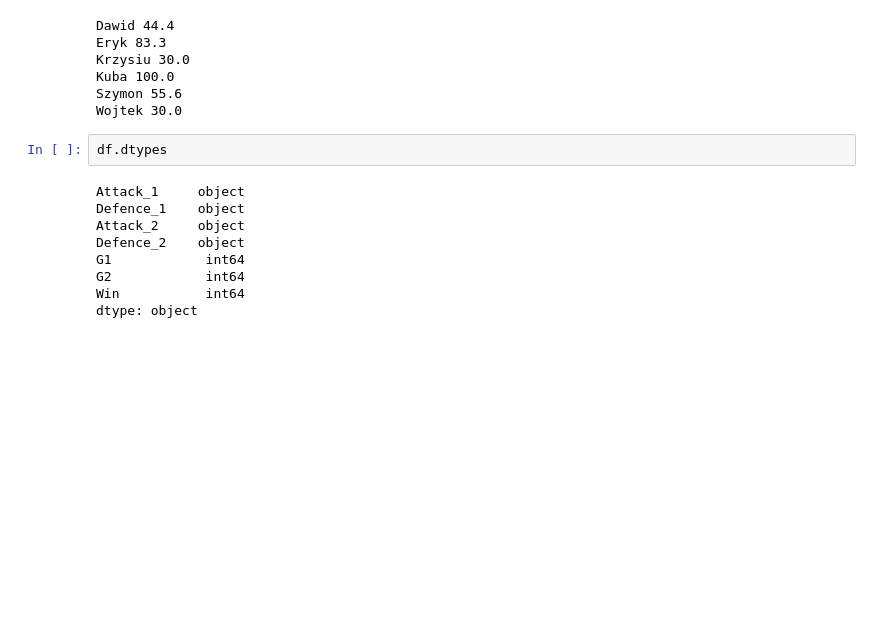
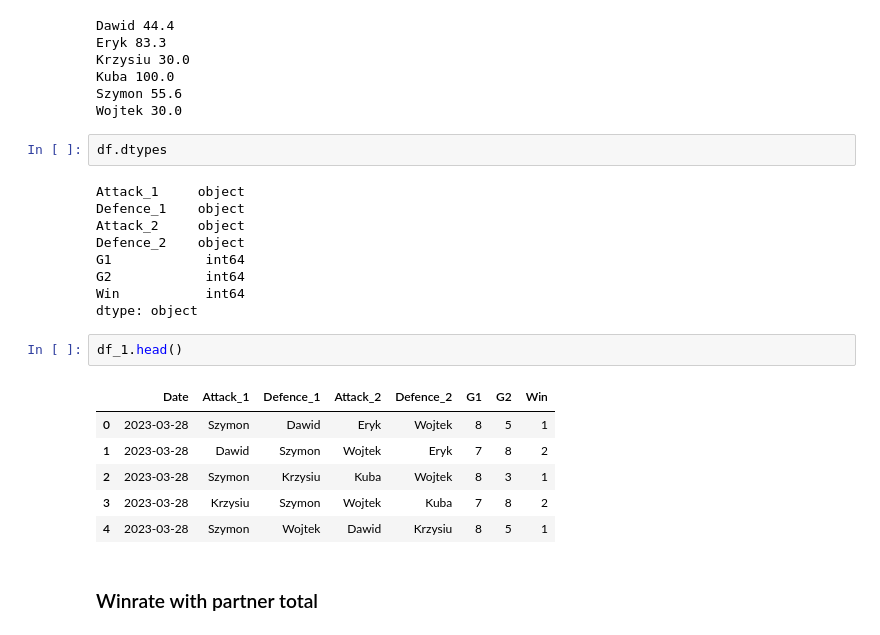
Before and after one commit to Szymkie/foosball, a Jupyter notebook: eda.ipynb, the cells around one changed output. Drawn from its saved outputs; the diff is of its cells as text; blank space fills up the shorter version.

```diff
--- a/eda.ipynb
+++ b/eda.ipynb
@@ -266,3 +269,14 @@ G1            int64
 G2            int64
 Win           int64
 dtype: object
+# %%
+df_1.head()
+# %% [output]
+|  | Date | Attack_1 | Defence_1 | Attack_2 | Defence_2 | G1 | G2 | Win |
+| 0 | 2023-03-28 | Szymon | Dawid | Eryk | Wojtek | 8 | 5 | 1 |
+| 1 | 2023-03-28 | Dawid | Szymon | Wojtek | Eryk | 7 | 8 | 2 |
+| 2 | 2023-03-28 | Szymon | Krzysiu | Kuba | Wojtek | 8 | 3 | 1 |
+| 3 | 2023-03-28 | Krzysiu | Szymon | Wojtek | Kuba | 7 | 8 | 2 |
+| 4 | 2023-03-28 | Szymon | Wojtek | Dawid | Krzysiu | 8 | 5 | 1 |
+# %% [markdown]
+### Winrate with partner total
```
Also changed, not shown: parts of 8 cells of this notebook, 9 other files.
